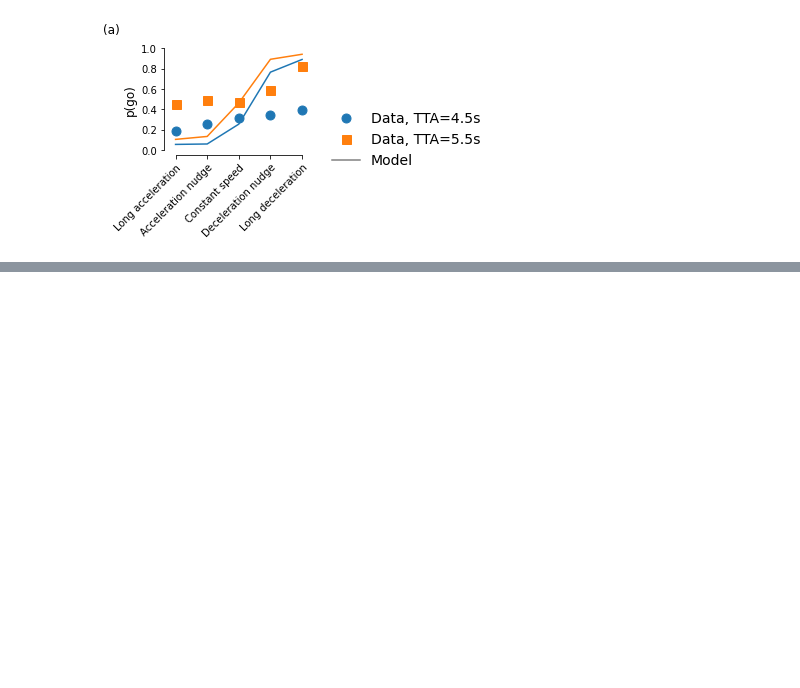
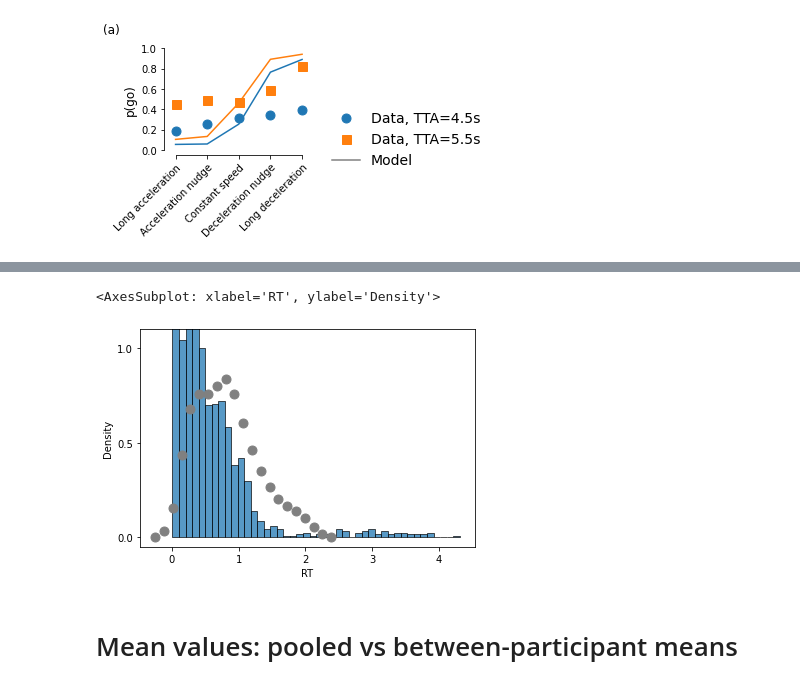
Before and after one commit to tud-hri/nudging-humans-in-traffic, a Jupyter notebook: 04_figures.ipynb, the cells around one changed output, grey strips where cells are left out. Drawn from its saved outputs; the diff is of its cells as text; code cells hidden in the pictures; blank space fills up the shorter version.

```diff
--- a/04_figures.ipynb
+++ b/04_figures.ipynb
@@ -201,0 +292,9 @@ plot_var_by_condition(exp_measures[~np.isnan(exp_measures.RT)], model_measures_c
+# %%
+fig, ax = plt.subplots()
+plot_condition_vincentized_dist(ax, condition=None, condition_data=exp_RTs[exp_RTs.is_go_decision], kind="pdf")
+sns.histplot(exp_RTs[exp_RTs.is_go_decision].RT, stat="density")
+# %% [output]
+<AxesSubplot: xlabel='RT', ylabel='Density'>
+[figure, added]
+# %% [markdown]
+# Mean values: pooled vs between-participant means
```
Also changed, not shown: parts of 11 cells of this notebook, 4 other files.
